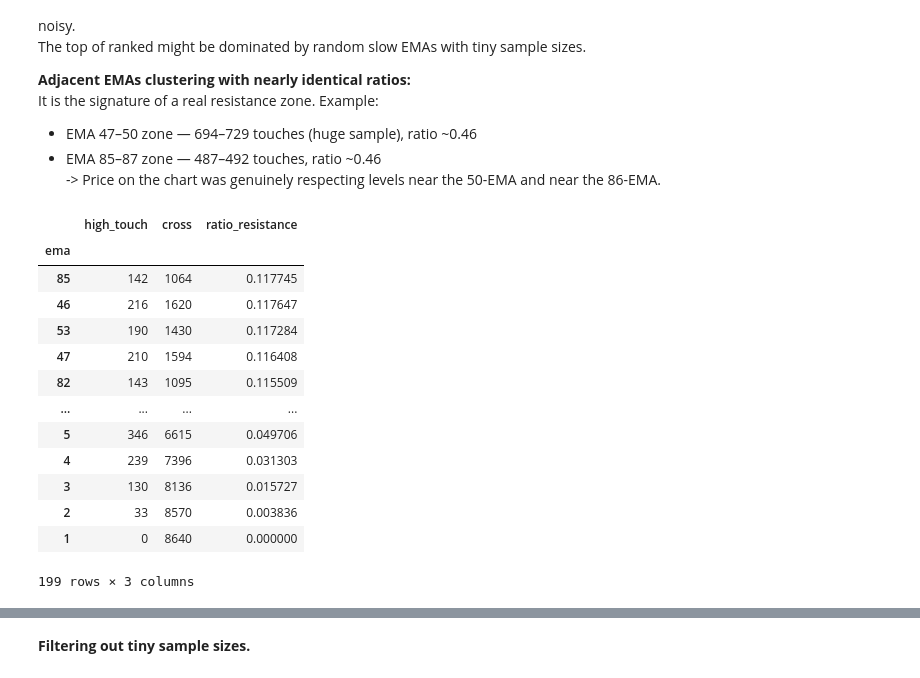
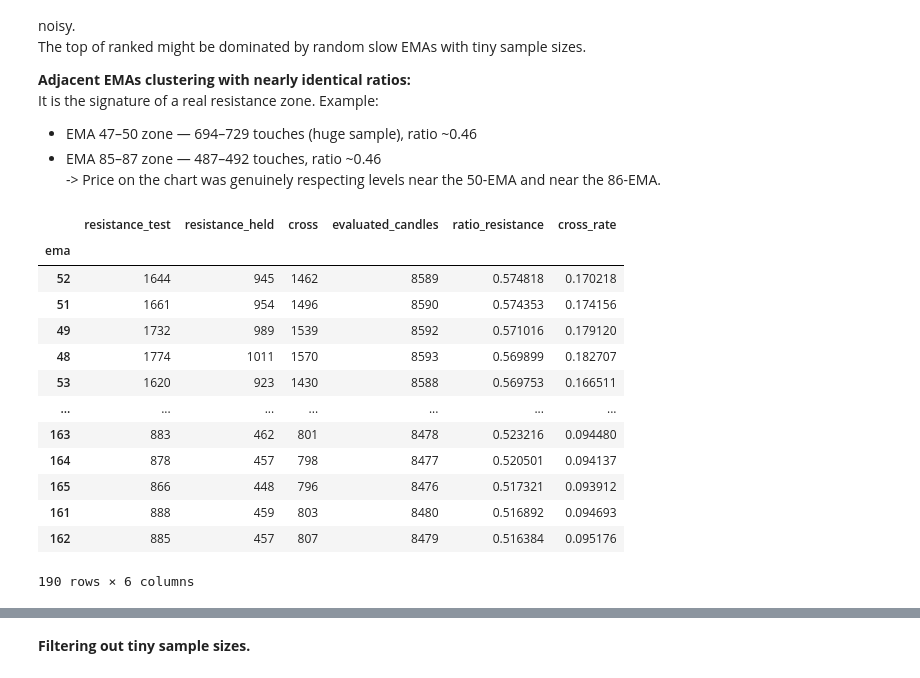
Before and after one commit to Galina-Makarchuk/ema_analysis, a Jupyter notebook: ema_analysis.ipynb, the cells around one changed output, grey strips where cells are left out. Saved outputs shown, nothing was run; the diff lists cells and outputs as text; code cells hidden in the pictures.

```diff
--- a/ema_analysis.ipynb
+++ b/ema_analysis.ipynb
@@ -517,0 +459,14 @@ The other ~58% of cross, price cut through. In a trending market that's normal.
+# %%
+# Cross-saturation guard
+MAX_CROSS_RATE = 0.5
+
+# replace(0, np.nan) handles division by zero (an EMA may have no support tests at all).
+# .copy() keeps modifications local to ratio_support — no SettingWithCopyWarning, no side effects on result.
+
+ratio_support = result[["ema", "support_test", "support_held", "cross", "evaluated_candles"]].copy()
+ratio_support["ratio_support"] = ratio_support["support_held"] / ratio_support["support_test"].replace(0, np.nan)
+ratio_support["cross_rate"]    = ratio_support["cross"] / ratio_support["evaluated_candles"]
+ratio_support = ratio_support[ratio_support["cross_rate"] < MAX_CROSS_RATE]
+ratio_support = ratio_support.sort_values("ratio_support", ascending=False).set_index("ema")
+
+ratio_support
@@ -684,23 +666,26 @@ It is the signature of a real resistance zone. Example:
 - EMA 85–87 zone — 487–492 touches, ratio ~0.46 \
 -> Price on the chart was genuinely respecting levels near the 50-EMA and near the 86-EMA.
 # %%
-ratio_resistance = result[["ema", "high_touch", "cross"]].copy()
-ratio_resistance["ratio_resistance"] = ratio_resistance["high_touch"] / (ratio_resistance["high_touch"] + ratio_resistance["cross"]).replace(0, np.nan)
+# Same cross-saturation guard as the support cell — fast EMAs don't act as resistance either.
+ratio_resistance = result[["ema", "resistance_test", "resistance_held", "cross", "evaluated_candles"]].copy()
+ratio_resistance["ratio_resistance"] = ratio_resistance["resistance_held"] / ratio_resistance["resistance_test"].replace(0, np.nan)
+ratio_resistance["cross_rate"]       = ratio_resistance["cross"] / ratio_resistance["evaluated_candles"]
+ratio_resistance = ratio_resistance[ratio_resistance["cross_rate"] < MAX_CROSS_RATE]
 ratio_resistance = ratio_resistance.sort_values("ratio_resistance", ascending=False).set_index("ema")
 
 ratio_resistance
 # %% [output]
-|  | high_touch | cross | ratio_resistance |
-| ema |  |  |  |
-| 85 | 142 | 1064 | 0.117745 |
-| 46 | 216 | 1620 | 0.117647 |
-| 53 | 190 | 1430 | 0.117284 |
-| 47 | 210 | 1594 | 0.116408 |
-| 82 | 143 | 1095 | 0.115509 |
-| ... | ... | ... | ... |
-| 5 | 346 | 6615 | 0.049706 |
-| 4 | 239 | 7396 | 0.031303 |
-| 3 | 130 | 8136 | 0.015727 |
-| 2 | 33 | 8570 | 0.003836 |
-| 1 | 0 | 8640 | 0.000000 |
+|  | resistance_test | resistance_held | cross | evaluated_candles | ratio_resistance | cross_rate |
+| ema |  |  |  |  |  |  |
+| 52 | 1644 | 945 | 1462 | 8589 | 0.574818 | 0.170218 |
+| 51 | 1661 | 954 | 1496 | 8590 | 0.574353 | 0.174156 |
+| 49 | 1732 | 989 | 1539 | 8592 | 0.571016 | 0.179120 |
+| 48 | 1774 | 1011 | 1570 | 8593 | 0.569899 | 0.182707 |
+| 53 | 1620 | 923 | 1430 | 8588 | 0.569753 | 0.166511 |
+| ... | ... | ... | ... | ... | ... | ... |
+| 163 | 883 | 462 | 801 | 8478 | 0.523216 | 0.094480 |
+| 164 | 878 | 457 | 798 | 8477 | 0.520501 | 0.094137 |
+| 165 | 866 | 448 | 796 | 8476 | 0.517321 | 0.093912 |
+| 161 | 888 | 459 | 803 | 8480 | 0.516892 | 0.094693 |
+| 162 | 885 | 457 | 807 | 8479 | 0.516384 | 0.095176 |
-199 rows × 3 columns
+190 rows × 6 columns
```
Also changed, not shown: parts of 40 cells of this notebook.
